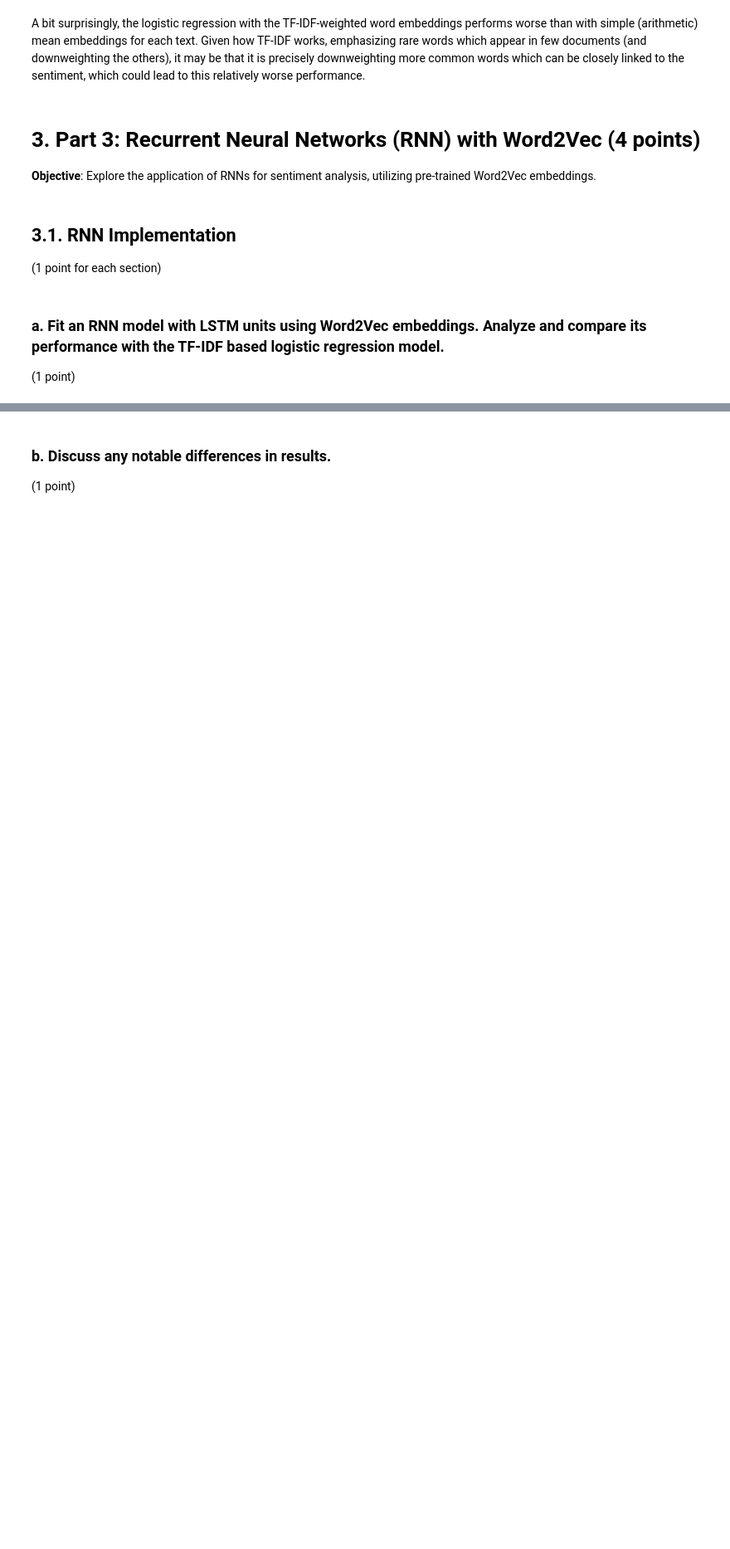
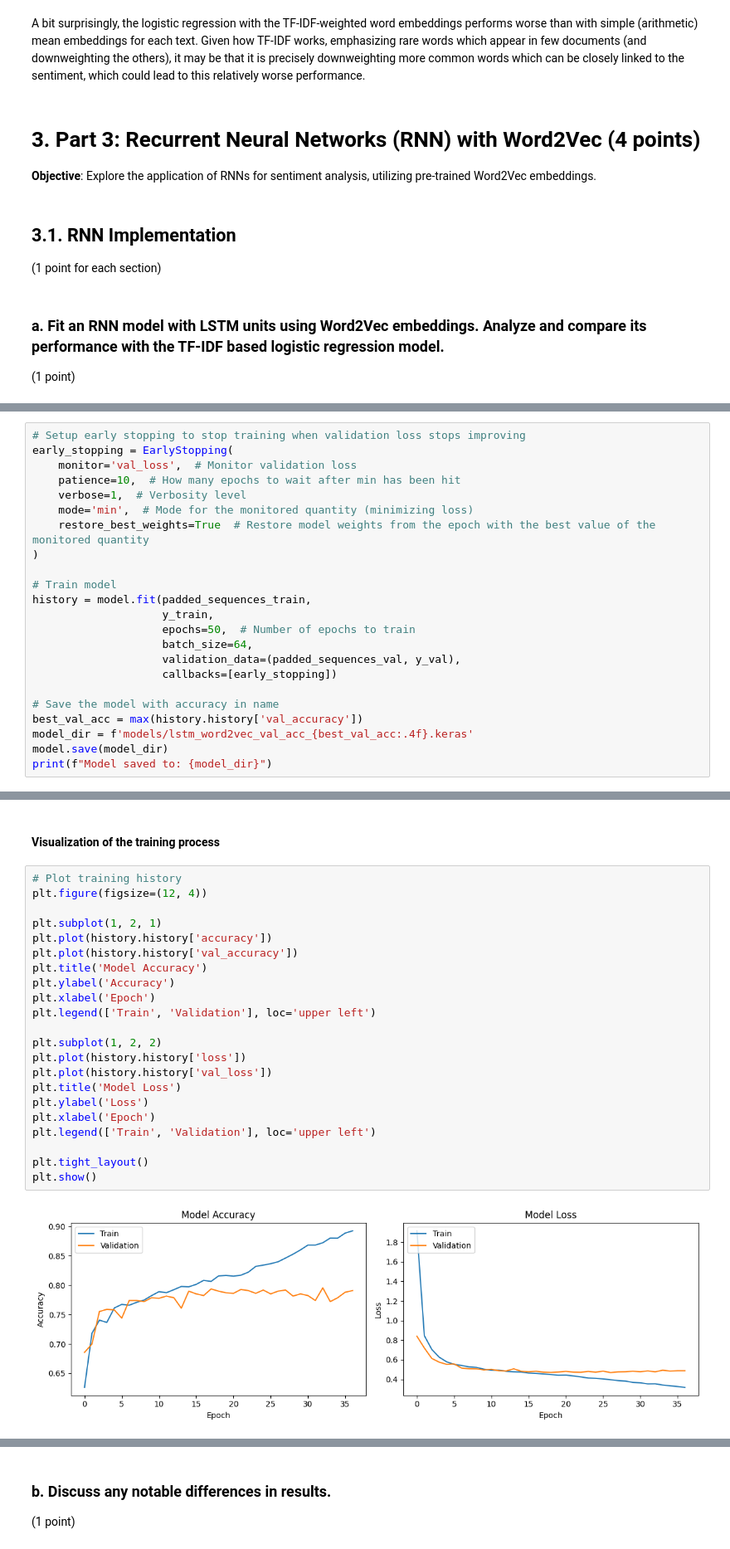
Before and after one commit to pablo-fdz/adv_nlp_hw1, a Jupyter notebook: hw1_sentiment_analysis_RT.ipynb, the cells around one changed output, grey strips where cells are left out. Shown at 83% size. Cells and saved outputs as stored; diff of their text form; blank space fills up the shorter version.

Commit message:
Trained LSTMs for part 3

```diff
--- a/hw1_sentiment_analysis_RT.ipynb
+++ b/hw1_sentiment_analysis_RT.ipynb
@@ -1227,0 +1367,23 @@ A bit surprisingly, the logistic regression with the TF-IDF-weighted word embedd
+# %%
+# Setup early stopping to stop training when validation loss stops improving
+early_stopping = EarlyStopping(
+    monitor='val_loss',  # Monitor validation loss
+    patience=10,  # How many epochs to wait after min has been hit
+    verbose=1,  # Verbosity level
+    mode='min',  # Mode for the monitored quantity (minimizing loss)
+    restore_best_weights=True  # Restore model weights from the epoch with the best value of the monitored quantity
+)
+
+# Train model
+history = model.fit(padded_sequences_train,
+                    y_train,
+                    epochs=50,  # Number of epochs to train
+                    batch_size=64,
+                    validation_data=(padded_sequences_val, y_val),
+                    callbacks=[early_stopping])
+
+# Save the model with accuracy in name
+best_val_acc = max(history.history['val_accuracy'])
+model_dir = f'models/lstm_word2vec_val_acc_{best_val_acc:.4f}.keras'
+model.save(model_dir)
+print(f"Model saved to: {model_dir}")
@@ -1227,0 +1408,26 @@ A bit surprisingly, the logistic regression with the TF-IDF-weighted word embedd
+# %% [markdown]
+#### Visualization of the training process
+# %%
+# Plot training history
+plt.figure(figsize=(12, 4))
+
+plt.subplot(1, 2, 1)
+plt.plot(history.history['accuracy'])
+plt.plot(history.history['val_accuracy'])
+plt.title('Model Accuracy')
+plt.ylabel('Accuracy')
+plt.xlabel('Epoch')
+plt.legend(['Train', 'Validation'], loc='upper left')
+
+plt.subplot(1, 2, 2)
+plt.plot(history.history['loss'])
+plt.plot(history.history['val_loss'])
+plt.title('Model Loss')
+plt.ylabel('Loss')
+plt.xlabel('Epoch')
+plt.legend(['Train', 'Validation'], loc='upper left')
+
+plt.tight_layout()
+plt.show()
+# %% [output]
+[figure, added]
```
Also changed, not shown: parts of 23 cells of this notebook, 2 other files.
